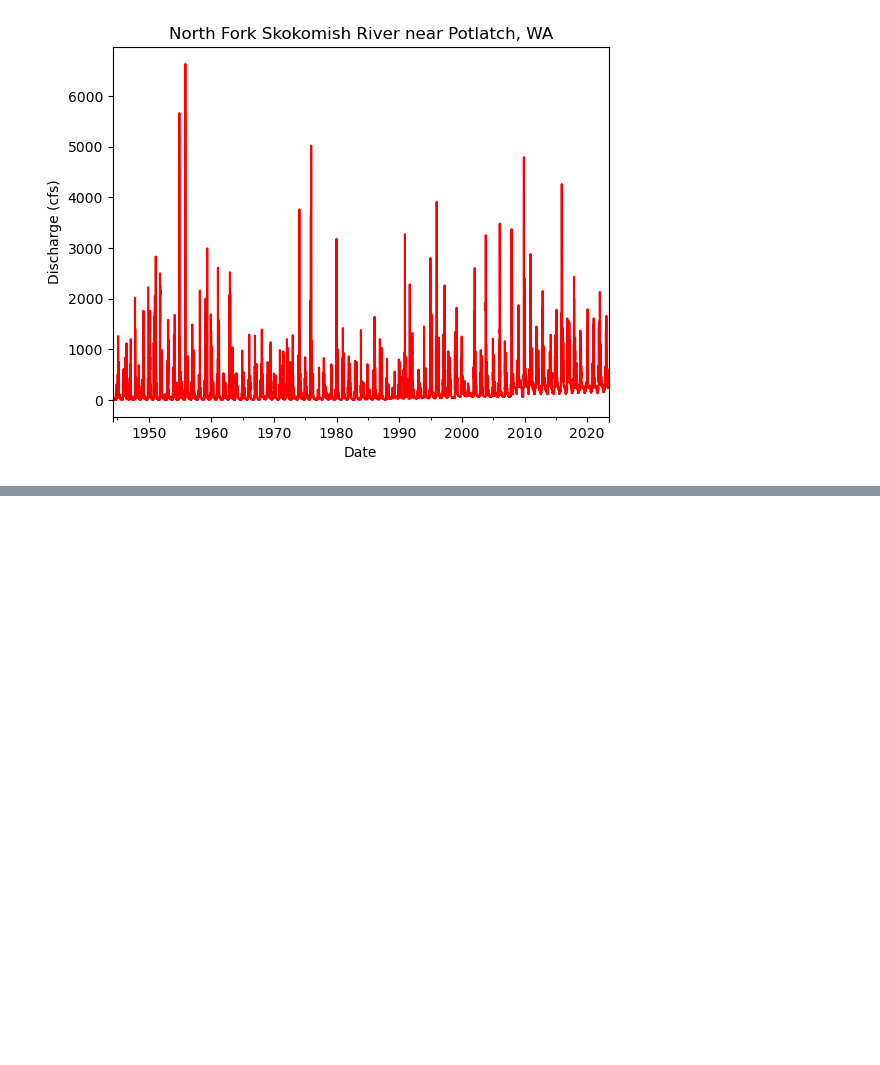
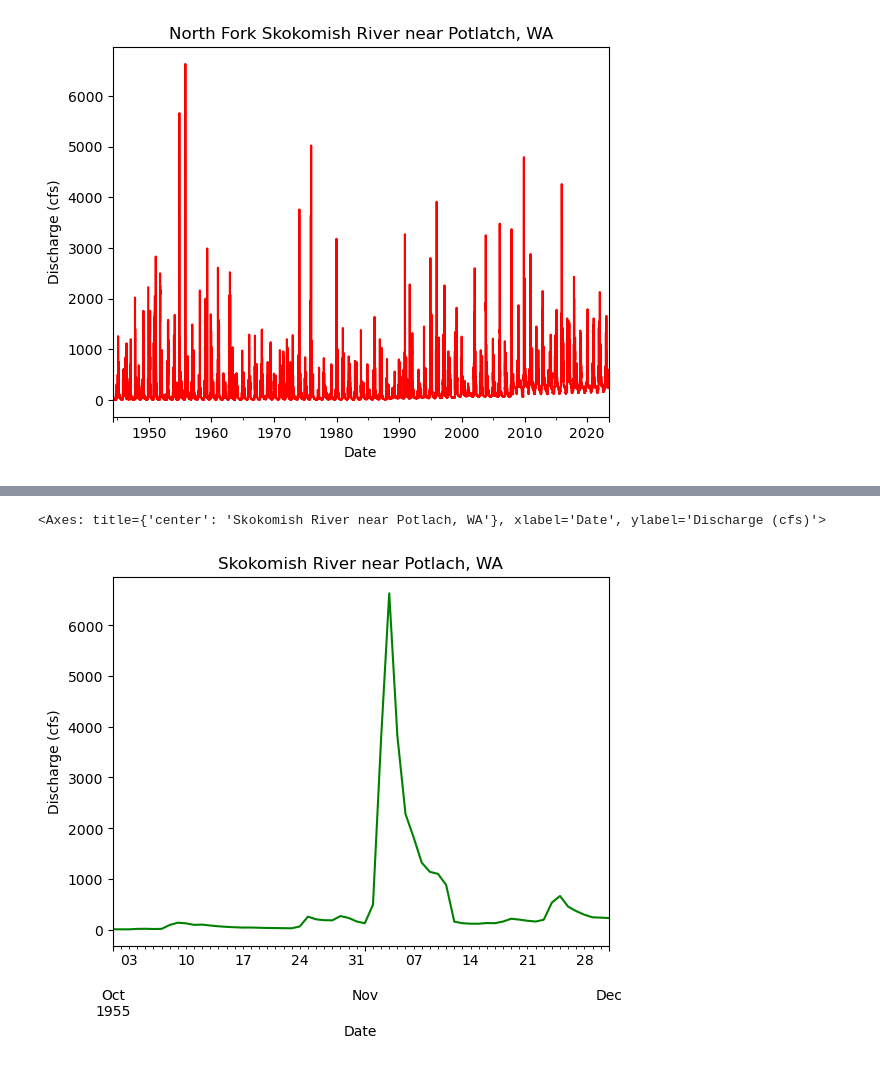
Before and after one commit to KiStroh/time-series-data-KiStroh, a Jupyter notebook: stars-02-time-series.ipynb, the cells around one changed output, grey strips where cells are left out. Drawn from its saved outputs; the diff is of its cells as text; code cells hidden in the pictures; blank space fills up the shorter version.

```diff
--- a/stars-02-time-series.ipynb
+++ b/stars-02-time-series.ipynb
@@ -856,0 +888,12 @@ nf_update.plot(
+# %%
+nf_river_2 = nf_update["1955-10-01":"1955-12-01"]
+nf_river_2.plot(
+    title="Skokomish River near Potlach, WA",
+    y="Discharge",
+    ylabel=("Discharge (cfs)"),
+    color="green",
+    legend=False
+)
+# %% [output]
+<Axes: title={'center': 'Skokomish River near Potlach, WA'}, xlabel='Date', ylabel='Discharge (cfs)'>
+[figure, added]
```
Also changed, not shown: parts of 5 cells of this notebook.
